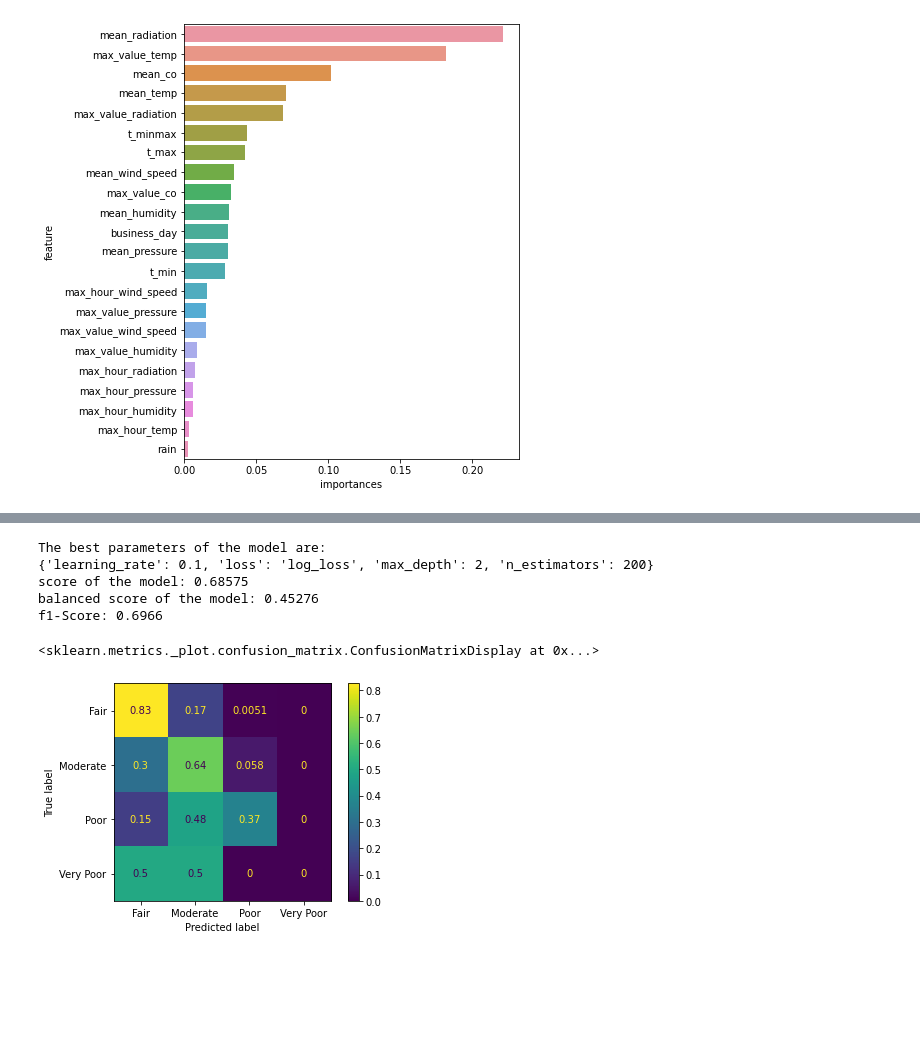
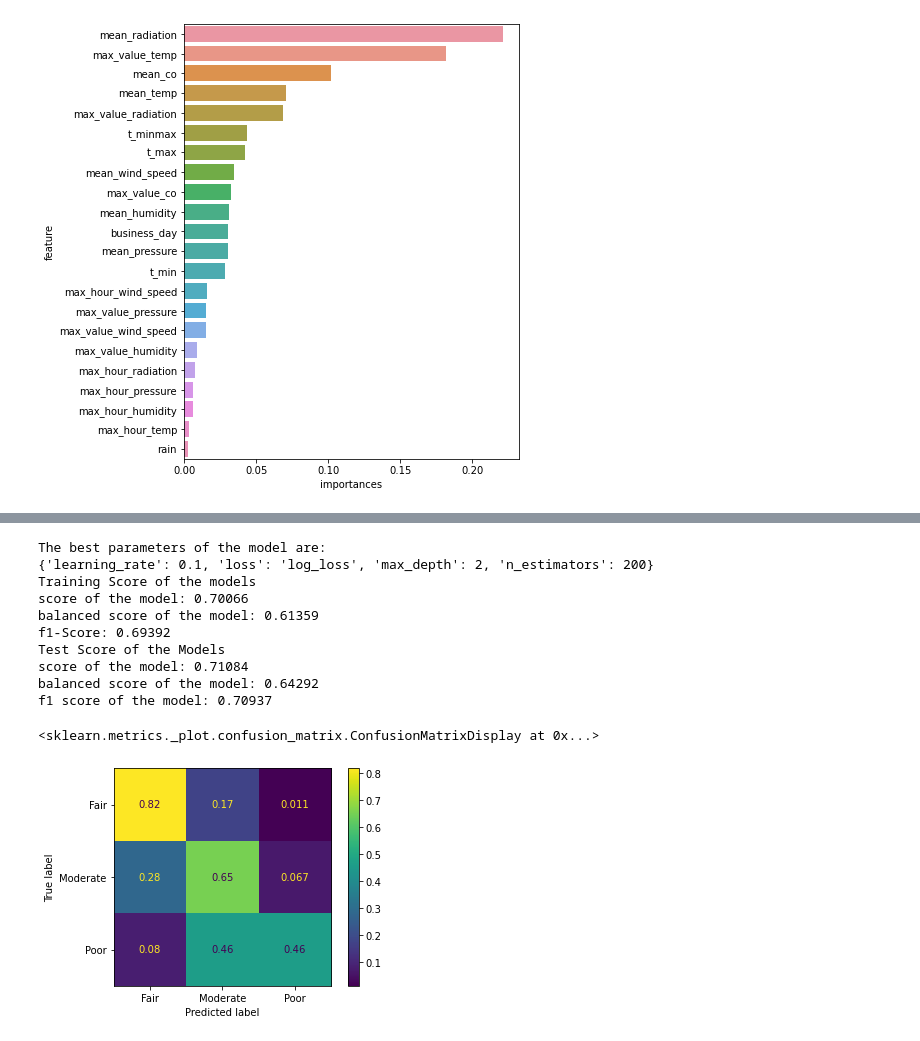
Before and after one commit to fxschmidt/AirPollution, a Jupyter notebook: Eigenes_Projekt/predict_and_forecast.ipynb, the cells around one changed output, grey strips where cells are left out. Drawn from its saved outputs; the diff is of its cells as text; code cells hidden in the pictures; blank space fills up the shorter version.

```diff
--- a/Eigenes_Projekt/predict_and_forecast.ipynb
+++ b/Eigenes_Projekt/predict_and_forecast.ipynb
@@ -498,3 +618,9 @@ predict_na_filled.info()
  25  aqi_pm2_5             3098 non-null   category
 dtypes: category(4), float64(22)
 memory usage: 569.6 KB
+# %%
+'Drop the Columns with "very poor" AQI -> only 7 times '
+print(predict_na_filled[predict_na_filled["aqi_max"]=="Very Poor"].shape) #7 times
+'Only 7 times "Very Poor", therfore delete these rows'
+predict_na_filled = predict_na_filled.drop(predict_na_filled[predict_na_filled["aqi_max"]=="Very Poor"].index)
+predict_na_filled[predict_na_filled["aqi_max"]=="Very Poor"].shape
@@ -613,8 +752,8 @@ gbc_params={
     "learning_rate":[0.1] #0.1 is the best
     }
 
-gbc_no2_search=model_selection.GridSearchCV(estimator=gbc,param_grid=gbc_params,scoring=["f1_weighted","balanced_accuracy","accuracy"],refit="f1_weighted",
+gbc_aqimax_search=model_selection.GridSearchCV(estimator=gbc,param_grid=gbc_params,scoring=["f1_weighted","balanced_accuracy","accuracy"],refit="f1_weighted",
                                        verbose=2,n_jobs=4,cv=5)
-gbc_no2_search.fit(X_train_aqimax,y_train_aqimax)
+gbc_aqimax_search.fit(X_train_aqimax,y_train_aqimax)
 # %% [output]
 Fitting 5 folds for each of 1 candidates, totalling 5 fits
@@ -632,30 +771,46 @@ GridSearchCV(cv=5, estimator=GradientBoostingClassifier(random_state=1),
              verbose=2)
 # %%
 'Choose your model with tuned parameter with GridSearchCV'
-model=gbc_no2_search
+model=gbc_aqimax_search
 
 model_search_results=pd.DataFrame(model.cv_results_)
 y_predict=model.predict(X_test_aqimax)
 
 print("The best parameters of the model are:")
 print(model.best_params_,end="\n")
-'Print the scores'
+
+'Training Score of the models'
+print("Training Score of the models")
 score= model_search_results.sort_values("rank_test_accuracy")["mean_test_accuracy"].iloc[0]
 print(f"score of the model: {round(score,5)}")
 score_balanced= model_search_results.sort_values("rank_test_balanced_accuracy")["mean_test_balanced_accuracy"].iloc[0]
 print(f"balanced score of the model: {round(score_balanced,5)}")
 score_f1=model_search_results.sort_values("rank_test_f1_weighted")["mean_test_f1_weighted"].iloc[0]
-print(f"f1-Score: {round(f1,5)}")
+print(f"f1-Score: {round(score_f1,5)}",end="\n")
+
+'Test Score'
+print("Test Score of the Models")
+accuracy_test=metrics.accuracy_score(y_test_aqimax,y_predict)
+print(f"score of the model: {round(accuracy_test,5)}")
+balanced_accuracy_test=metrics.balanced_accuracy_score(y_test_aqimax,y_predict)
+print(f"balanced score of the model: {round(balanced_accuracy_test,5)}")
+f1_test=metrics.f1_score(y_test_aqimax,y_predict,average="weighted")
+print(f"f1 score of the model: {round(f1_test,5)}")
 
 cm=confusion_matrix(y_true=y_test_aqimax,y_pred=y_predict,labels=model.classes_,normalize="true")
 disp = ConfusionMatrixDisplay(cm,display_labels=model.classes_)
 disp.plot()
 # %% [output]
 The best parameters of the model are:
 {'learning_rate': 0.1, 'loss': 'log_loss', 'max_depth': 2, 'n_estimators': 200}
-score of the model: 0.68575
-balanced score of the model: 0.45276
-f1-Score: 0.6966
+Training Score of the models
+score of the model: 0.70066
+balanced score of the model: 0.61359
+f1-Score: 0.69392
+Test Score of the Models
+score of the model: 0.71084
+balanced score of the model: 0.64292
+f1 score of the model: 0.70937
 <sklearn.metrics._plot.confusion_matrix.ConfusionMatrixDisplay at 0x...>
-[figure, old version]
+[figure, new version]
 # %%
```
Also changed, not shown: parts of 58 cells of this notebook.
